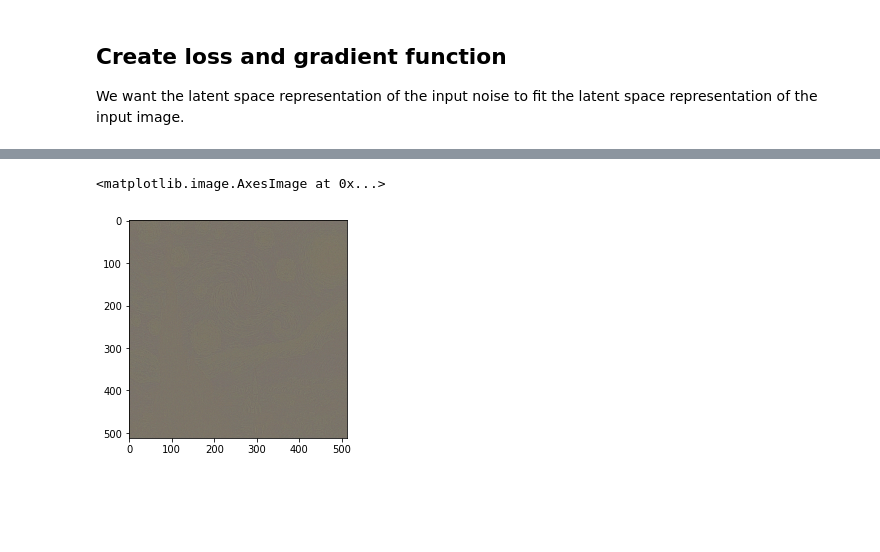
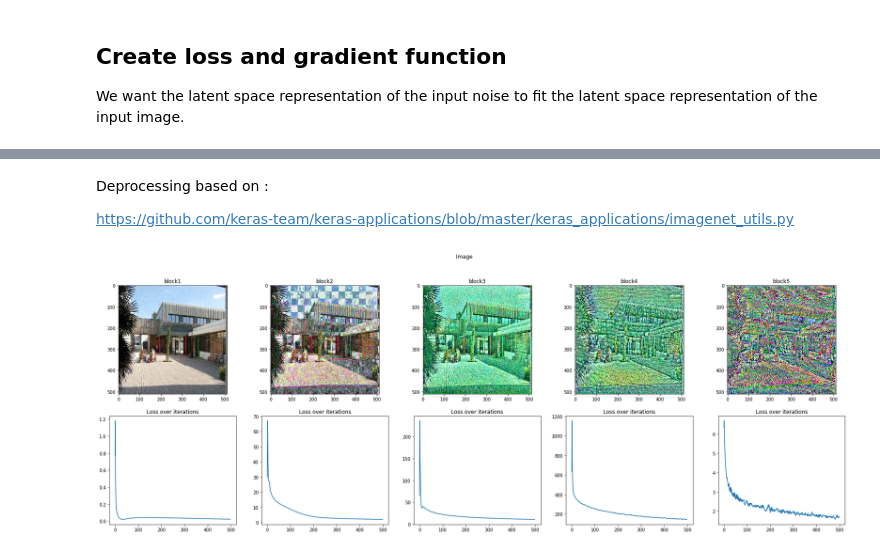
Before and after one commit to Civel-1/transfer-style, a Jupyter notebook: notebooks/FeaturesVisualization.ipynb, the cells around one changed output, grey strips where cells are left out. Cells and saved outputs as stored; diff of their text form; code cells hidden in the pictures; blank space fills up the shorter version.

```diff
--- a/notebooks/FeaturesVisualization.ipynb
+++ b/notebooks/FeaturesVisualization.ipynb
@@ -95,7 +107,11 @@ def get_vgg_layer(vgg, layer_name: str, model_name: str=None) -> keras.models.Mo
 # %%
 block1 = get_vgg_layer(vgg, "block1_conv1", "block1")
 block2 = get_vgg_layer(vgg, "block2_conv1", "block2")
-block3 = get_vgg_layer(vgg, "block3_conv4", "block3")
+block3 = get_vgg_layer(vgg, "block3_conv1", "block3")
+block4 = get_vgg_layer(vgg, "block4_conv1", "block4")
+block5 = get_vgg_layer(vgg, "block5_conv1", "block5")
+
+blocks = [block1, block2, block3, block4, block5]
 # %%
 block1.summary()
 # %% [output]
@@ -174,15 +188,0 @@ Clipping input data to the valid range for imshow with RGB data ([0..1] for floa
-# %%
-def deprocess_image(x):
-    if tf.image_data_format() == 'channels_first':
-        x = x.reshape((3, img_nrows, img_ncols))
-        x = x.transpose((1, 2, 0))
-    else:
-        x = x.reshape((img_nrows, img_ncols, 3))
-    # Remove zero-center by mean pixel
-    x[:, :, 0] += 103.939
-    x[:, :, 1] += 116.779
-    x[:, :, 2] += 123.68
-    # 'BGR'->'RGB'
-    x = x[:, :, ::-1]
-    x = np.clip(x, 0, 255).astype('uint8')
-    return x
@@ -191,5 +189,27 @@ img = deprocess_img(best_img)
-# %%
-plt.imshow(img)
-# %% [output]
-<matplotlib.image.AxesImage at 0x...>
-[figure, removed]
+# %%
+results = {}
+for block in blocks:
+    results[block.name] = train_content_features(block, content_img)
+# %% [markdown]
+Deprocessing based on :
+
+https://github.com/keras-team/keras-applications/blob/master/keras_applications/imagenet_utils.py
+# %%
+def deprocess_image(x):
+    y = x.copy()
+    y += 1.
+    y *= 127.5
+    return y.astype("uint8")
+# %%
+fig = plt.figure(figsize=(30,10))
+fig.suptitle("Image ")
+for i, block in enumerate(blocks):
+    axes = fig.add_subplot(2, len(blocks), i+1)
+    axes.imshow(deprocess_image(results[block.name][1][-1]))
+    axes.set_title(block.name)
+
+    axes2 = fig.add_subplot(2, len(blocks), i+len(blocks)+1)
+    axes2.plot(results[block.name][0])
+    axes2.set_title("Loss over iterations")
+# %% [output]
+[figure, added]
```
Also changed, not shown: parts of 16 cells of this notebook, 2 other files.
